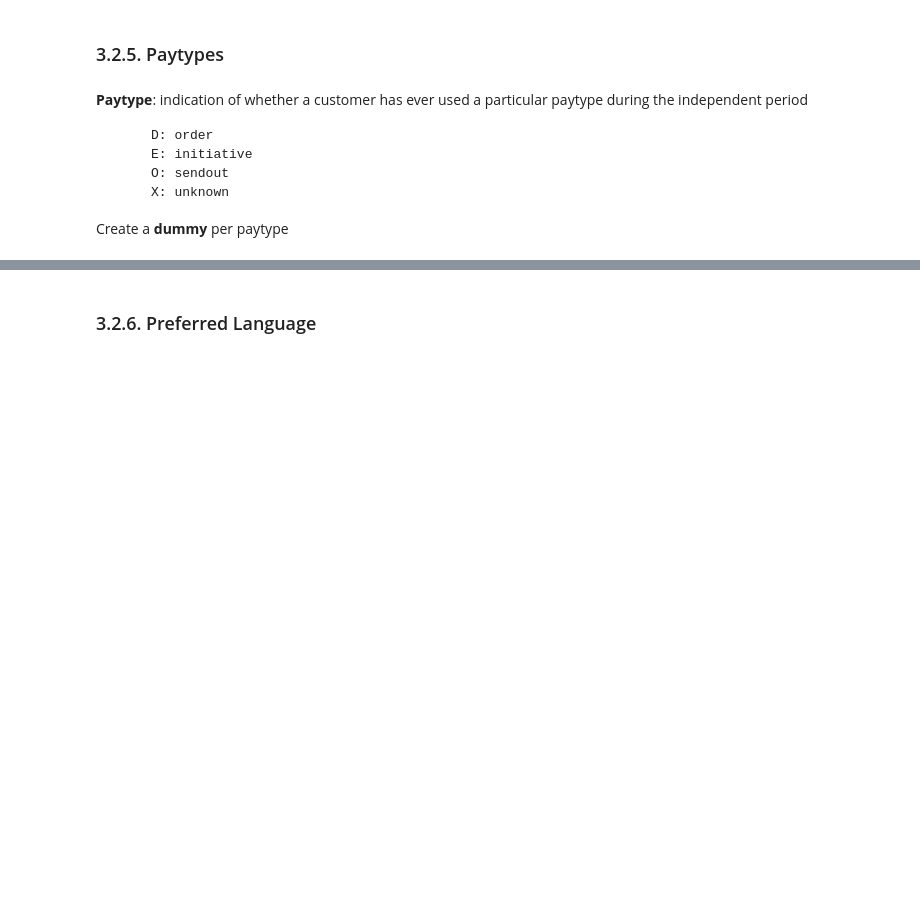
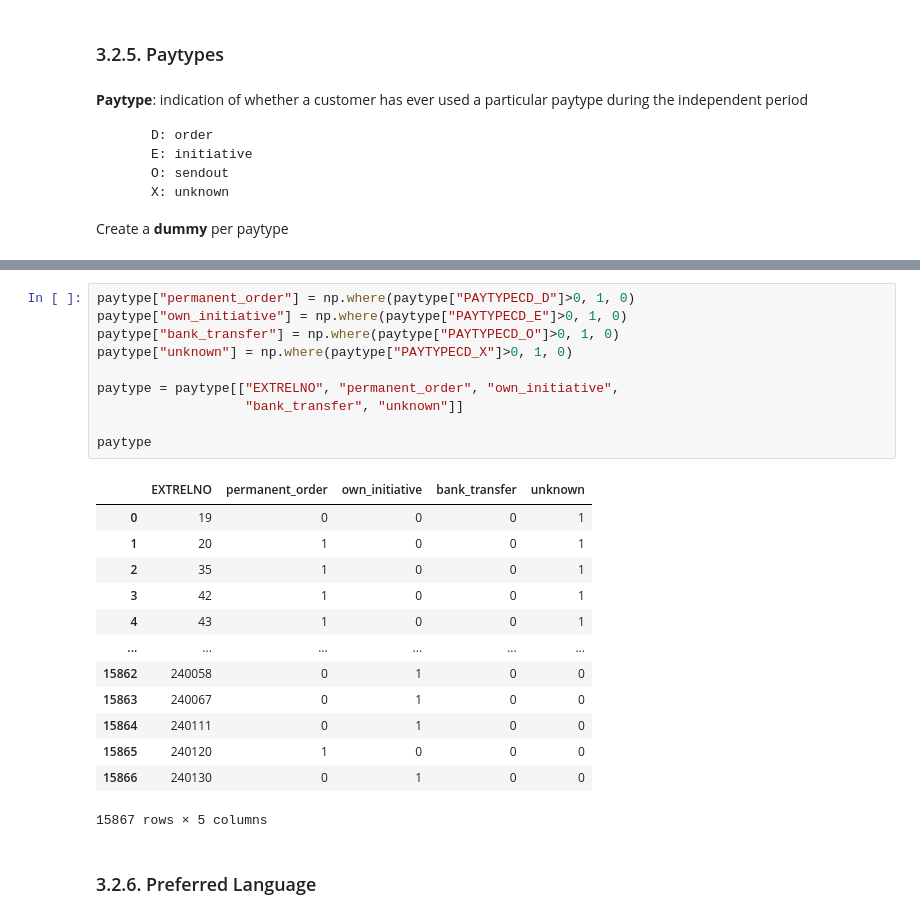
Before and after one commit to stefdepr/analytical_exercises, a Jupyter notebook: case_churn/Churn_Case.ipynb, the cells around one changed output, grey strips where cells are left out. Saved outputs shown, nothing was run; the diff lists cells and outputs as text; blank space fills up the shorter version.

```diff
--- a/case_churn/Churn_Case.ipynb
+++ b/case_churn/Churn_Case.ipynb
@@ -194,3 +285,27 @@ Create a **dummy** per paytype
+# %%
+paytype["permanent_order"] = np.where(paytype["PAYTYPECD_D"]>0, 1, 0)
+paytype["own_initiative"] = np.where(paytype["PAYTYPECD_E"]>0, 1, 0)
+paytype["bank_transfer"] = np.where(paytype["PAYTYPECD_O"]>0, 1, 0)
+paytype["unknown"] = np.where(paytype["PAYTYPECD_X"]>0, 1, 0)
+
+paytype = paytype[["EXTRELNO", "permanent_order", "own_initiative",
+                   "bank_transfer", "unknown"]]
+
+paytype
+# %% [output]
+|  | EXTRELNO | permanent_order | own_initiative | bank_transfer | unknown |
+| 0 | 19 | 0 | 0 | 0 | 1 |
+| 1 | 20 | 1 | 0 | 0 | 1 |
+| 2 | 35 | 1 | 0 | 0 | 1 |
+| 3 | 42 | 1 | 0 | 0 | 1 |
+| 4 | 43 | 1 | 0 | 0 | 1 |
+| ... | ... | ... | ... | ... | ... |
+| 15862 | 240058 | 0 | 1 | 0 | 0 |
+| 15863 | 240067 | 0 | 1 | 0 | 0 |
+| 15864 | 240111 | 0 | 1 | 0 | 0 |
+| 15865 | 240120 | 1 | 0 | 0 | 0 |
+| 15866 | 240130 | 0 | 1 | 0 | 0 |
+15867 rows × 5 columns
 # %% [markdown]
 ### 3.2.6. Preferred Language
 # %% [markdown]
```
Also changed, not shown: parts of 31 cells of this notebook, 9 other files.
